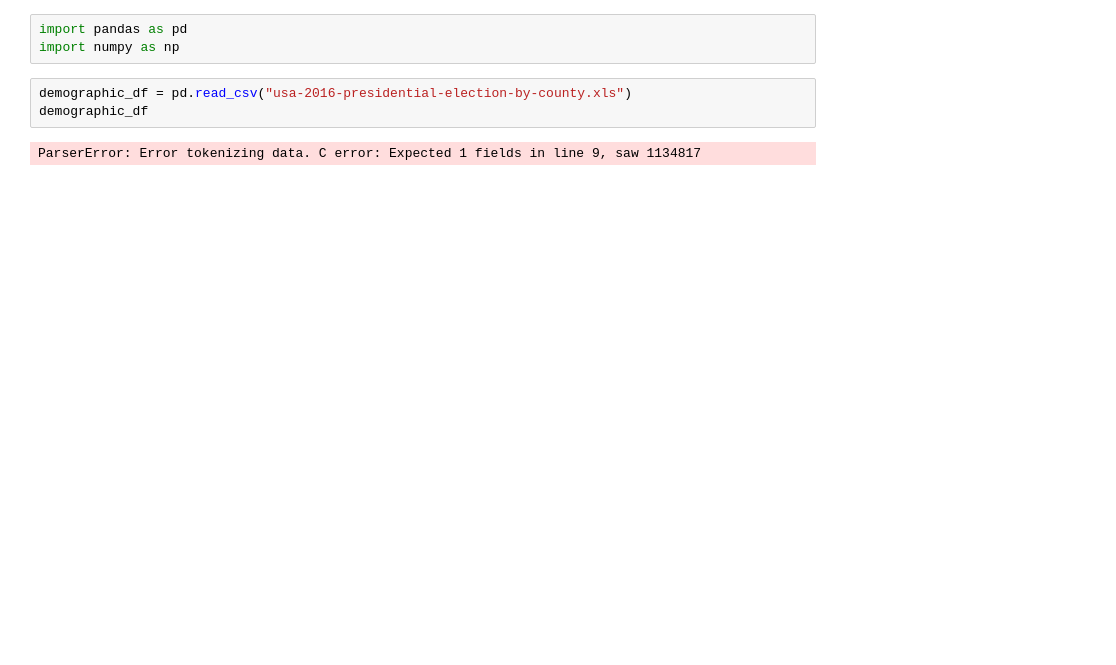
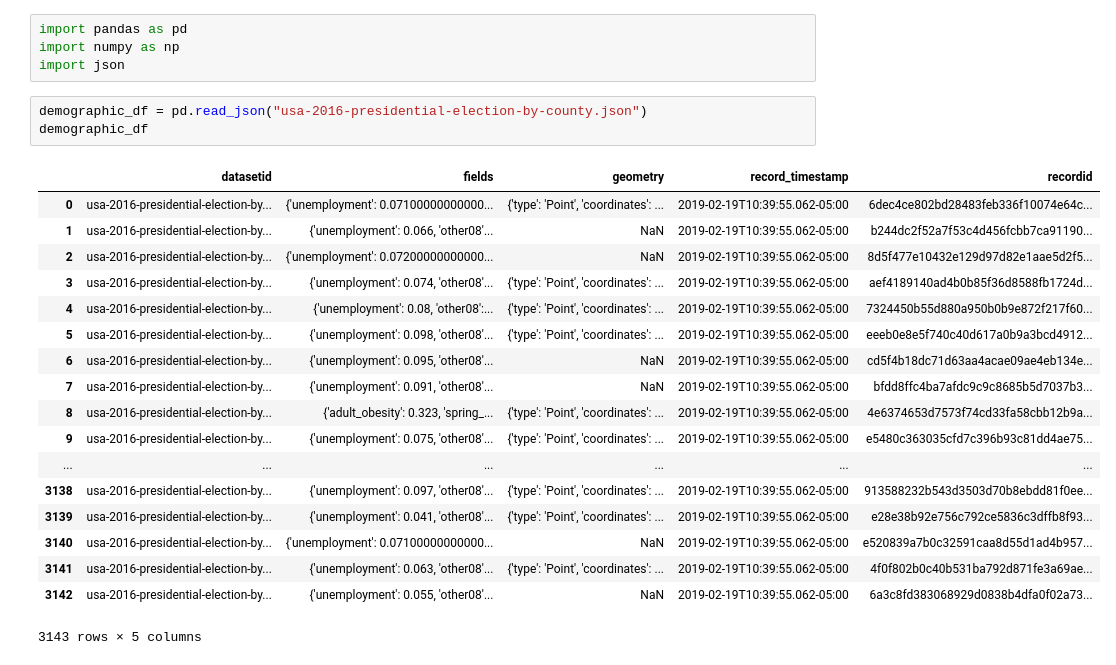
Before and after one commit to muditmathur11/bcmj, a Jupyter notebook: Project/Demographic_data_set.ipynb, the cells around one changed output. Cells and saved outputs as stored; diff of their text form; blank space fills up the shorter version.

Commit message:
Adding clean Demographic Data

```diff
--- a/Project/Demographic_data_set.ipynb
+++ b/Project/Demographic_data_set.ipynb
@@ -1,8 +1,26 @@
 # %%
 import pandas as pd
 import numpy as np
+import json
 # %%
-demographic_df = pd.read_csv("usa-2016-presidential-election-by-county.xls")
+demographic_df = pd.read_json("usa-2016-presidential-election-by-county.json")
 demographic_df
 # %% [output]
+|  | datasetid | fields | geometry | record_timestamp | recordid |
+| 0 | usa-2016-presidential-election-by... | {'unemployment': 0.07100000000000... | {'type': 'Point', 'coordinates': ... | 2019-02-19T10:39:55.062-05:00 | 6dec4ce802bd28483feb336f10074e64c... |
+| 1 | usa-2016-presidential-election-by... | {'unemployment': 0.066, 'other08'... | NaN | 2019-02-19T10:39:55.062-05:00 | b244dc2f52a7f53c4d456fcbb7ca91190... |
+| 2 | usa-2016-presidential-election-by... | {'unemployment': 0.07200000000000... | NaN | 2019-02-19T10:39:55.062-05:00 | 8d5f477e10432e129d97d82e1aae5d2f5... |
+| 3 | usa-2016-presidential-election-by... | {'unemployment': 0.074, 'other08'... | {'type': 'Point', 'coordinates': ... | 2019-02-19T10:39:55.062-05:00 | aef4189140ad4b0b85f36d8588fb1724d... |
+| 4 | usa-2016-presidential-election-by... | {'unemployment': 0.08, 'other08':... | {'type': 'Point', 'coordinates': ... | 2019-02-19T10:39:55.062-05:00 | 7324450b55d880a950b0b9e872f217f60... |
+| 5 | usa-2016-presidential-election-by... | {'unemployment': 0.098, 'other08'... | {'type': 'Point', 'coordinates': ... | 2019-02-19T10:39:55.062-05:00 | eeeb0e8e5f740c40d617a0b9a3bcd4912... |
+| 6 | usa-2016-presidential-election-by... | {'unemployment': 0.095, 'other08'... | NaN | 2019-02-19T10:39:55.062-05:00 | cd5f4b18dc71d63aa4acae09ae4eb134e... |
+| 7 | usa-2016-presidential-election-by... | {'unemployment': 0.091, 'other08'... | NaN | 2019-02-19T10:39:55.062-05:00 | bfdd8ffc4ba7afdc9c9c8685b5d7037b3... |
+| 8 | usa-2016-presidential-election-by... | {'adult_obesity': 0.323, 'spring_... | {'type': 'Point', 'coordinates': ... | 2019-02-19T10:39:55.062-05:00 | 4e6374653d7573f74cd33fa58cbb12b9a... |
+| 9 | usa-2016-presidential-election-by... | {'unemployment': 0.075, 'other08'... | {'type': 'Point', 'coordinates': ... | 2019-02-19T10:39:55.062-05:00 | e5480c363035cfd7c396b93c81dd4ae75... |
+| ... | ... | ... | ... | ... | ... |
+| 3138 | usa-2016-presidential-election-by... | {'unemployment': 0.097, 'other08'... | {'type': 'Point', 'coordinates': ... | 2019-02-19T10:39:55.062-05:00 | 913588232b543d3503d70b8ebdd81f0ee... |
+| 3139 | usa-2016-presidential-election-by... | {'unemployment': 0.041, 'other08'... | {'type': 'Point', 'coordinates': ... | 2019-02-19T10:39:55.062-05:00 | e28e38b92e756c792ce5836c3dffb8f93... |
+| 3140 | usa-2016-presidential-election-by... | {'unemployment': 0.07100000000000... | NaN | 2019-02-19T10:39:55.062-05:00 | e520839a7b0c32591caa8d55d1ad4b957... |
+| 3141 | usa-2016-presidential-election-by... | {'unemployment': 0.063, 'other08'... | {'type': 'Point', 'coordinates': ... | 2019-02-19T10:39:55.062-05:00 | 4f0f802b0c40b531ba792d871fe3a69ae... |
+| 3142 | usa-2016-presidential-election-by... | {'unemployment': 0.055, 'other08'... | NaN | 2019-02-19T10:39:55.062-05:00 | 6a3c8fd383068929d0838b4dfa0f02a73... |
-ParserError: Error tokenizing data. C error: Expected 1 fields in line 9, saw 1134817
+3143 rows × 5 columns
```
Also changed, not shown: parts of 6 cells of this notebook.
